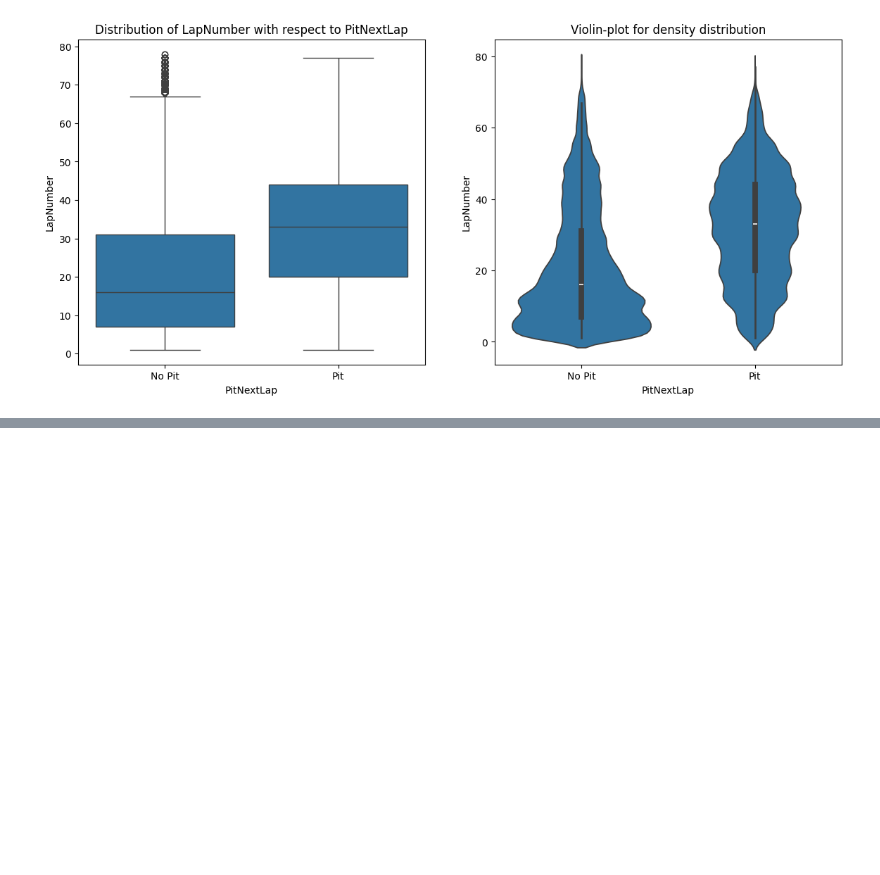
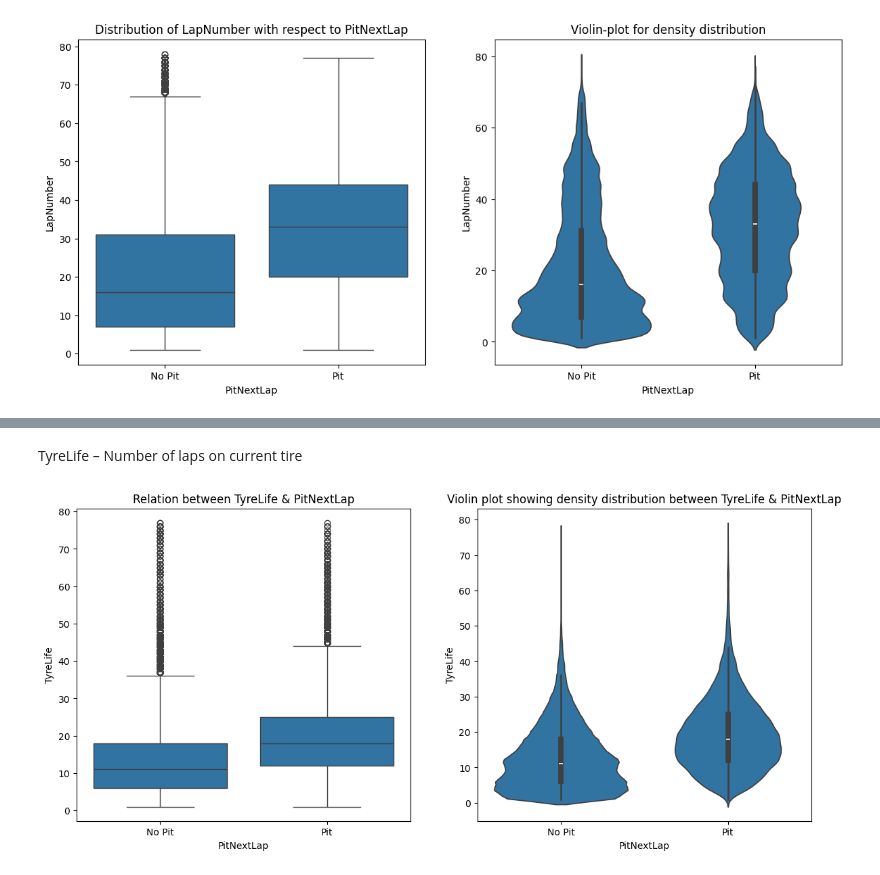
Before and after one commit to Gurmancheema/f1-pit-stop-prediction, a Jupyter notebook: 02_EDA_bivariate_analysis.ipynb, the cells around one changed output, grey strips where cells are left out. Saved outputs shown, nothing was run; the diff lists cells and outputs as text; code cells hidden in the pictures; blank space fills up the shorter version.

```diff
--- a/02_EDA_bivariate_analysis.ipynb
+++ b/02_EDA_bivariate_analysis.ipynb
@@ -190,0 +201,20 @@ plt.show()
+# %% [markdown]
+TyreLife – Number of laps on current tire
+# %%
+# again a numerical feature is plotted against categorical target
+# therefore plotting the best plots for this strategy, boxplot and violinplot
+
+fig,axes = plt.subplots(1,2,figsize=(14,6))
+
+sb.boxplot(data=df,x='PitNextLap',y='TyreLife',ax=axes[0])
+axes[0].set_title("Relation between TyreLife & PitNextLap")
+axes[0].set_xticks([0,1])
+axes[0].set_xticklabels(['No Pit','Pit'])
+
+sb.violinplot(data=df,x='PitNextLap',y='TyreLife',ax=axes[1])
+axes[1].set_title("Violin plot showing density distribution between TyreLife & PitNextLap")
+axes[1].set_xticks([0,1])
+axes[1].set_xticklabels(["No Pit","Pit"])
+plt.show()
+# %% [output]
+[figure, added]
```
Also changed, not shown: parts of 24 cells of this notebook.
